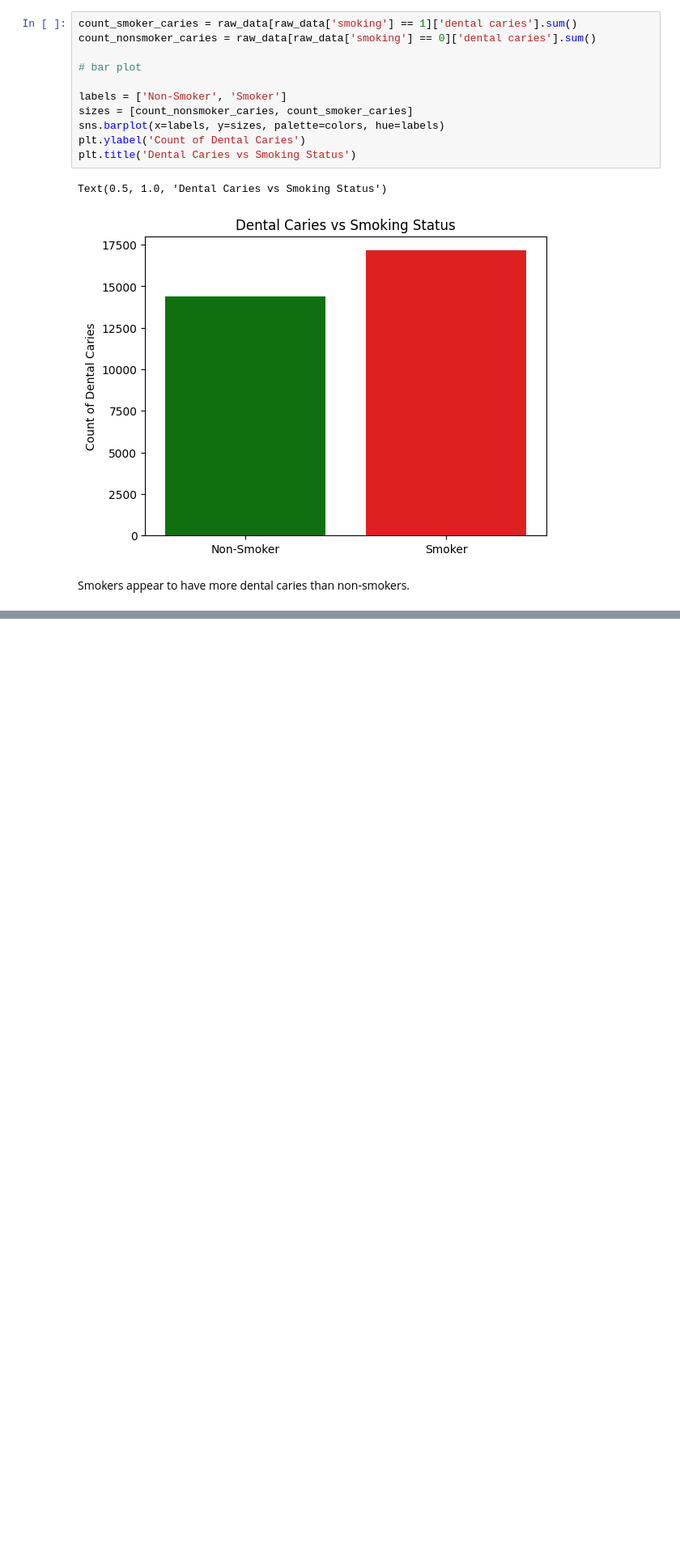
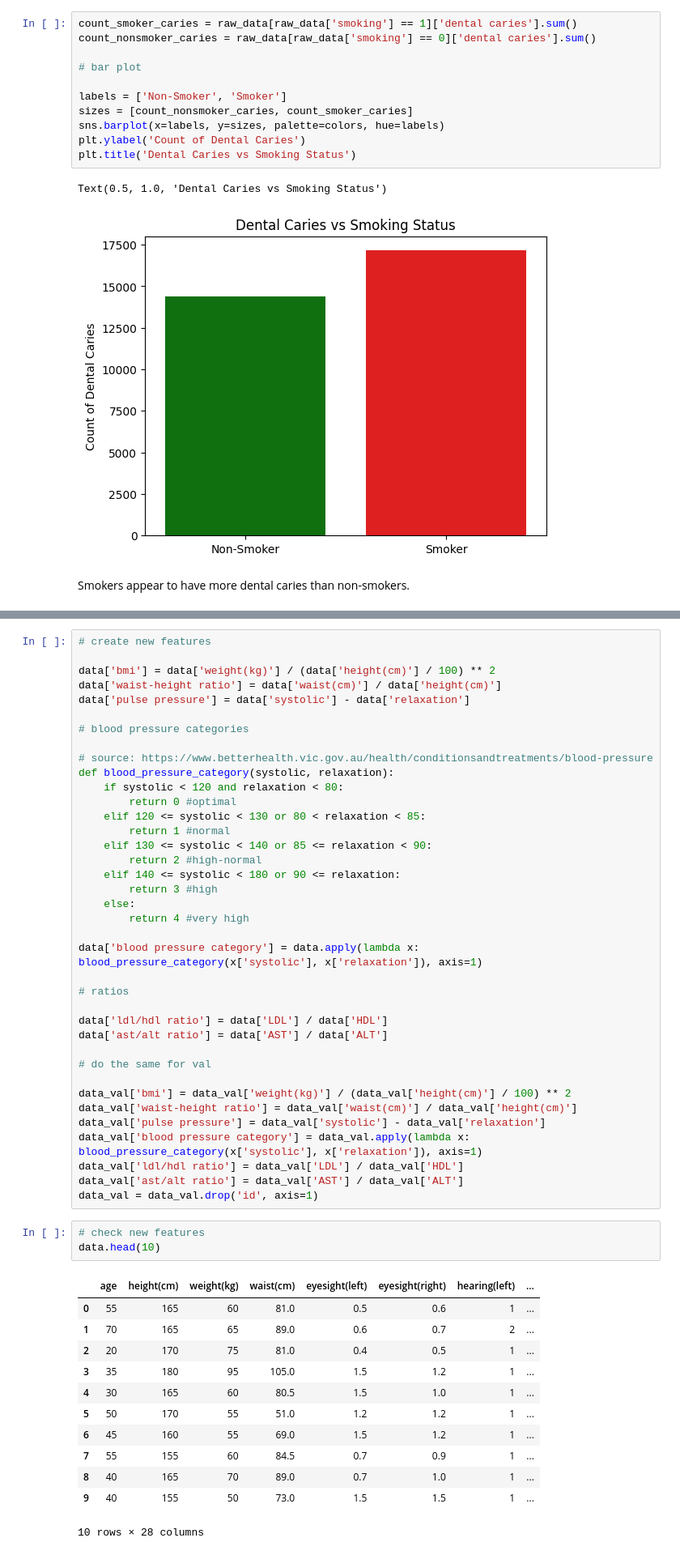
Before and after one commit to beatrzm/personal-projects, a Jupyter notebook: kaggle competitions/smoker status/smoker.ipynb, the cells around one changed output, grey strips where cells are left out. Shown at 81% size. Drawn from its saved outputs; the diff is of its cells as text; blank space fills up the shorter version.

```diff
--- a/kaggle competitions/smoker status/smoker.ipynb
+++ b/kaggle competitions/smoker status/smoker.ipynb
@@ -213,0 +269,54 @@ Next: feature engineering
+# %%
+# create new features
+
+data['bmi'] = data['weight(kg)'] / (data['height(cm)'] / 100) ** 2
+data['waist-height ratio'] = data['waist(cm)'] / data['height(cm)']
+data['pulse pressure'] = data['systolic'] - data['relaxation']
+
+# blood pressure categories
+
+# source: https://www.betterhealth.vic.gov.au/health/conditionsandtreatments/blood-pressure
+def blood_pressure_category(systolic, relaxation):
+    if systolic < 120 and relaxation < 80:
+        return 0 #optimal
+    elif 120 <= systolic < 130 or 80 < relaxation < 85:
+        return 1 #normal
+    elif 130 <= systolic < 140 or 85 <= relaxation < 90:
+        return 2 #high-normal
+    elif 140 <= systolic < 180 or 90 <= relaxation:
+        return 3 #high
+    else:
+        return 4 #very high
+
+data['blood pressure category'] = data.apply(lambda x: blood_pressure_category(x['systolic'], x['relaxation']), axis=1)
+
+# ratios
+
+data['ldl/hdl ratio'] = data['LDL'] / data['HDL']
+data['ast/alt ratio'] = data['AST'] / data['ALT']
+
+# do the same for val
+
+data_val['bmi'] = data_val['weight(kg)'] / (data_val['height(cm)'] / 100) ** 2
+data_val['waist-height ratio'] = data_val['waist(cm)'] / data_val['height(cm)']
+data_val['pulse pressure'] = data_val['systolic'] - data_val['relaxation']
+data_val['blood pressure category'] = data_val.apply(lambda x: blood_pressure_category(x['systolic'], x['relaxation']), axis=1)
+data_val['ldl/hdl ratio'] = data_val['LDL'] / data_val['HDL']
+data_val['ast/alt ratio'] = data_val['AST'] / data_val['ALT']
+data_val = data_val.drop('id', axis=1)
+# %%
+# check new features
+data.head(10)
+# %% [output]
+|  | age | height(cm) | weight(kg) | waist(cm) | eyesight(left) | eyesight(right) | hearing(left) | ... |
+| 0 | 55 | 165 | 60 | 81.0 | 0.5 | 0.6 | 1 | ... |
+| 1 | 70 | 165 | 65 | 89.0 | 0.6 | 0.7 | 2 | ... |
+| 2 | 20 | 170 | 75 | 81.0 | 0.4 | 0.5 | 1 | ... |
+| 3 | 35 | 180 | 95 | 105.0 | 1.5 | 1.2 | 1 | ... |
+| 4 | 30 | 165 | 60 | 80.5 | 1.5 | 1.0 | 1 | ... |
+| 5 | 50 | 170 | 55 | 51.0 | 1.2 | 1.2 | 1 | ... |
+| 6 | 45 | 160 | 55 | 69.0 | 1.5 | 1.2 | 1 | ... |
+| 7 | 55 | 155 | 60 | 84.5 | 0.7 | 0.9 | 1 | ... |
+| 8 | 40 | 165 | 70 | 89.0 | 0.7 | 1.0 | 1 | ... |
+| 9 | 40 | 155 | 50 | 73.0 | 1.5 | 1.5 | 1 | ... |
+10 rows × 28 columns
```
Also changed, not shown: parts of 19 cells of this notebook.
